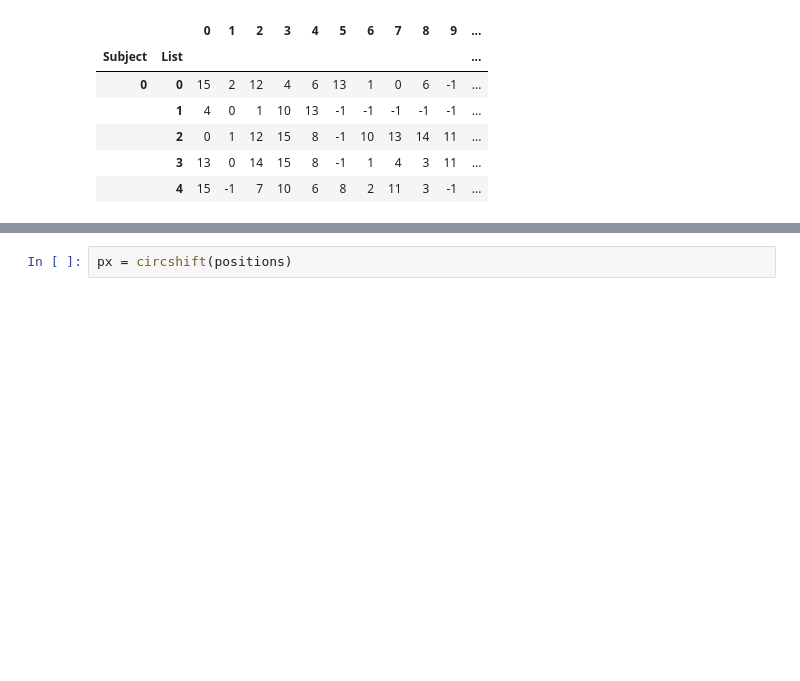
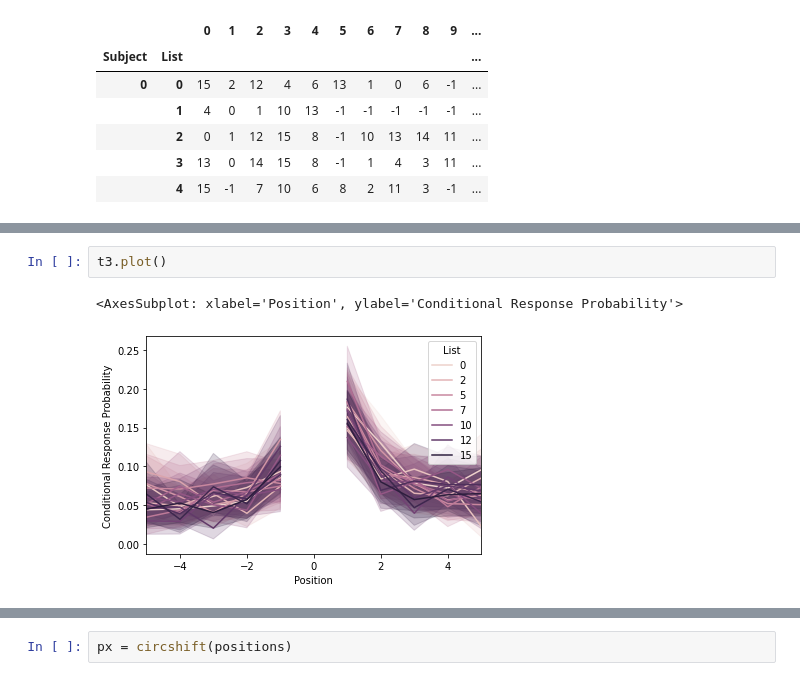
Before and after one commit to ContextLab/FRFR-analyses, a Jupyter notebook: code/create_figures.ipynb, the cells around one changed output, grey strips where cells are left out. Saved outputs shown, nothing was run; the diff lists cells and outputs as text; blank space fills up the shorter version.

```diff
--- a/code/create_figures.ipynb
+++ b/code/create_figures.ipynb
@@ -138,0 +342,5 @@ def circshift(x):
+# %%
+t3.plot()
+# %% [output]
+<AxesSubplot: xlabel='Position', ylabel='Conditional Response Probability'>
+[figure, added]
```
Also changed, not shown: parts of 23 cells of this notebook.
